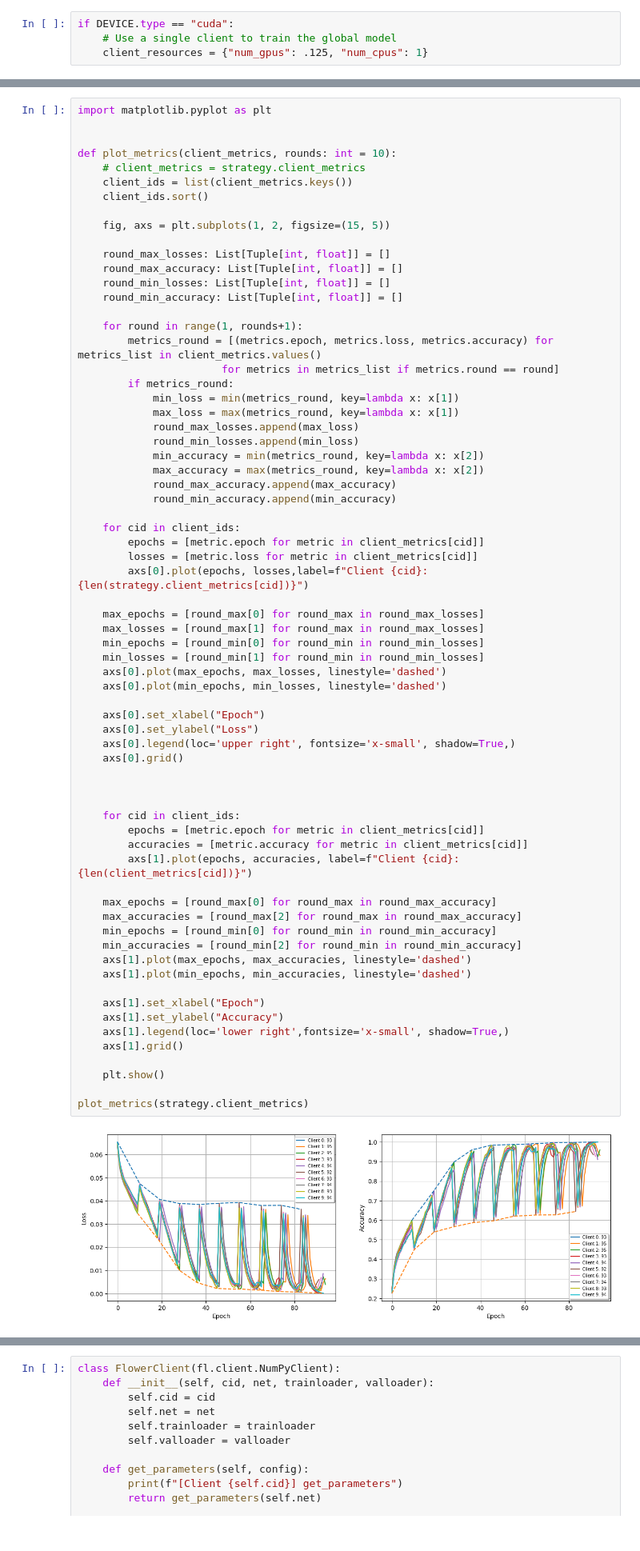
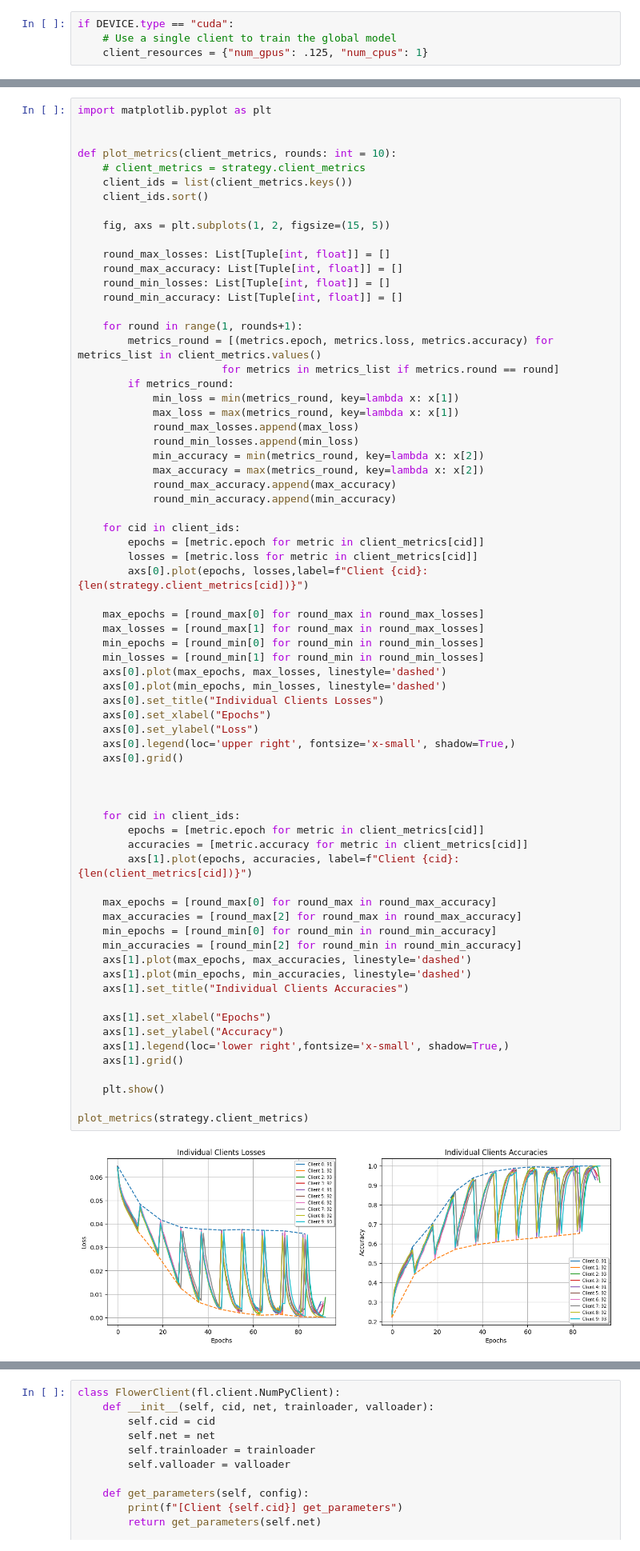
Before and after one commit to vipulhld001/flower, a Jupyter notebook: MyStrat/ftatime.ipynb, the cells around one changed output, grey strips where cells are left out. Shown at 80% size. Cells and saved outputs as stored; diff of their text form.

```diff
--- a/MyStrat/ftatime.ipynb
+++ b/MyStrat/ftatime.ipynb
@@ -527,37 +525,38 @@ def plot_metrics(client_metrics, rounds: int = 10):
     min_epochs = [round_min[0] for round_min in round_min_losses]
     min_losses = [round_min[1] for round_min in round_min_losses]
     axs[0].plot(max_epochs, max_losses, linestyle='dashed')
     axs[0].plot(min_epochs, min_losses, linestyle='dashed')
-
-    axs[0].set_xlabel("Epoch")
+    axs[0].set_title("Individual Clients Losses")
+    axs[0].set_xlabel("Epochs")
     axs[0].set_ylabel("Loss")
     axs[0].legend(loc='upper right', fontsize='x-small', shadow=True,)
     axs[0].grid()
 
 
 
     for cid in client_ids:
         epochs = [metric.epoch for metric in client_metrics[cid]]
         accuracies = [metric.accuracy for metric in client_metrics[cid]]
         axs[1].plot(epochs, accuracies, label=f"Client {cid}: {len(client_metrics[cid])}")
 
     max_epochs = [round_max[0] for round_max in round_max_accuracy]
     max_accuracies = [round_max[2] for round_max in round_max_accuracy]
     min_epochs = [round_min[0] for round_min in round_min_accuracy]
     min_accuracies = [round_min[2] for round_min in round_min_accuracy]
     axs[1].plot(max_epochs, max_accuracies, linestyle='dashed')
     axs[1].plot(min_epochs, min_accuracies, linestyle='dashed')
+    axs[1].set_title("Individual Clients Accuracies")
 
-    axs[1].set_xlabel("Epoch")
+    axs[1].set_xlabel("Epochs")
     axs[1].set_ylabel("Accuracy")
     axs[1].legend(loc='lower right',fontsize='x-small', shadow=True,)
     axs[1].grid()
 
     plt.show()
 
 plot_metrics(strategy.client_metrics)
 # %% [output]
-[figure, old version]
+[figure, new version]
 # %%
 def plot_times(client_training_times):
     client_ids = list(client_training_times.keys())
```
Also changed, not shown: parts of 9 cells of this notebook, 15 other files.
